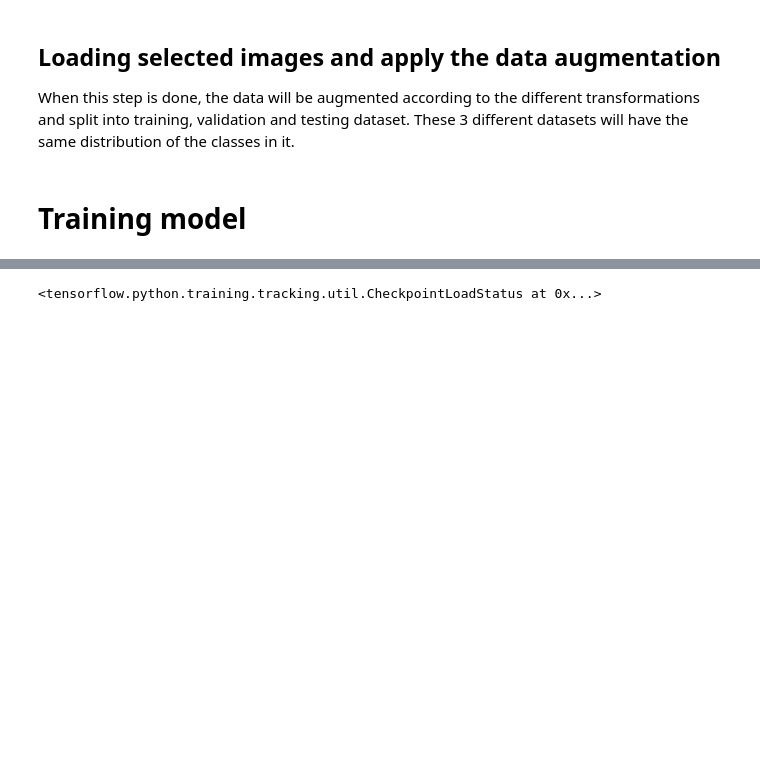
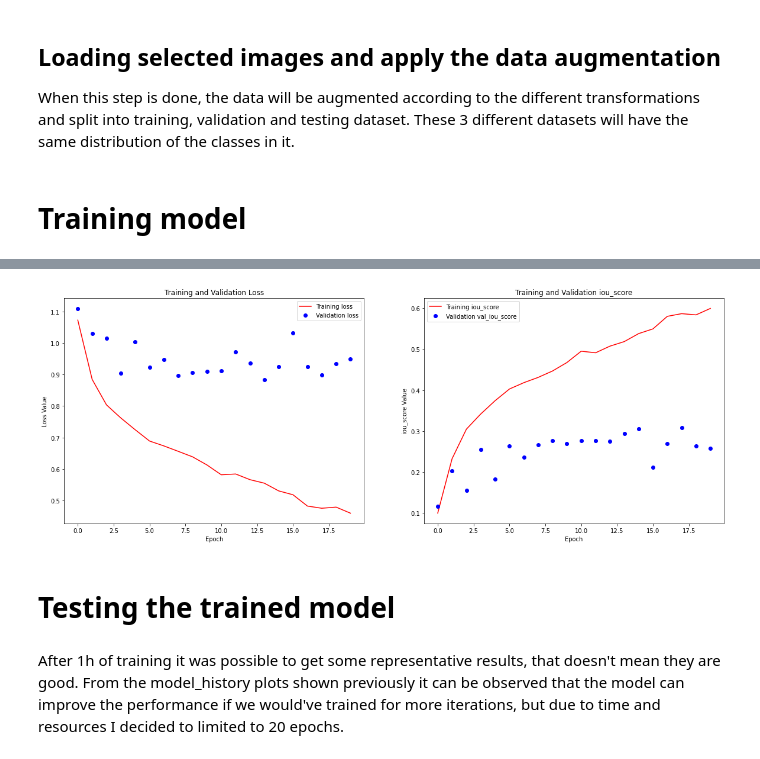
Before and after one commit to jordigc2/SpaceApps_test, a Jupyter notebook: src/Code.ipynb, the cells around one changed output, grey strips where cells are left out. Drawn from its saved outputs; the diff is of its cells as text; code cells hidden in the pictures; blank space fills up the shorter version.

Commit message:
Training model and analysis

```diff
--- a/src/Code.ipynb
+++ b/src/Code.ipynb
@@ -206,14 +208,18 @@ def apply_random_data_augmentation(img, labels, prob=0.5):
 When this step is done, the data will be augmented according to the different transformations and split into training, validation and testing dataset. These 3 different datasets will have the same distribution of the classes in it.
 # %%
 def load_imgs_from_indexes(imgs_paths, labels_paths):
+    """
+        It loads the images, resize them and apply some data augmentation.
+    """
     imgs_list = []
     labels_list = []
     for indx in random.sample(range(0, len(imgs_paths)), len(imgs_paths)):
         img_path = imgs_paths[indx]
         labels_path = labels_paths[indx]
 
-        img = cv2.imread(img_path)#cv2.cvtColor(cv2.imread(img_path), cv2.COLOR_BGR2GRAY)
-        labels = cv2.imread(labels_path)[:,:,0]
+        img_size = (128,128)
+        img = cv2.resize(cv2.imread(img_path), img_size, interpolation = cv2.INTER_AREA)
+        labels = cv2.resize(cv2.imread(labels_path)[:,:,0], img_size, interpolation = cv2.INTER_AREA)
         imgs_list.append(img)
         labels_list.append(labels)
 
@@ -249,14 +255,14 @@ preprocess_input = get_preprocessing(BACKBONE)
 # load your data
 x_train, y_train, x_test, y_test, x_val, y_val = load_data(split=0.6)
 
-x_train = tf.convert_to_tensor(x_train[:200])
-y_train = tf.convert_to_tensor(y_train[:200])
+x_train = tf.convert_to_tensor(x_train)
+y_train = tf.convert_to_tensor(y_train)
 y_train = tf.cast(y_train, tf.float32)
 
-x_test = tf.convert_to_tensor(x_test[:100])
-y_test = tf.convert_to_tensor(y_test[:100])
+x_test = tf.convert_to_tensor(x_test)
+y_test = tf.convert_to_tensor(y_test)
 y_test = tf.cast(y_test, tf.float32)
 
-x_val = tf.convert_to_tensor(x_val[:100])
-y_val = tf.convert_to_tensor(y_val[:100])
+x_val = tf.convert_to_tensor(x_val)
+y_val = tf.convert_to_tensor(y_val)
 y_val = tf.cast(y_val, tf.float32)
@@ -285,9 +301,31 @@ model.save_weights('src/checkpoints2/my_checkpoint')
-# %%
-# Create a new model instance
-model2 = Unet(BACKBONE, encoder_weights='imagenet', classes=1, input_shape=(shape[0], shape[1], shape[2]),encoder_freeze=True)
-model2.compile('Adam', loss=bce_jaccard_loss, metrics=[iou_score])
-
-# Restore the weights
-model2.load_weights('src/checkpoints/my_checkpoint')
-# %% [output]
-<tensorflow.python.training.tracking.util.CheckpointLoadStatus at 0x...>
+# %%
+fig = plt.figure(figsize=(20,7))
+
+loss = model_history.history['loss']
+val_loss = model_history.history['val_loss']
+
+plt.subplot(1, 2, 1)
+plt.plot(model_history.epoch, loss, 'r', label='Training loss')
+plt.plot(model_history.epoch, val_loss, 'bo', label='Validation loss')
+plt.title('Training and Validation Loss')
+plt.xlabel('Epoch')
+plt.ylabel('Loss Value')
+plt.legend()
+
+iou_score = model_history.history['iou_score']
+val_iou_score = model_history.history['val_iou_score']
+
+plt.subplot(1, 2, 2)
+plt.plot(model_history.epoch, iou_score, 'r', label='Training iou_score')
+plt.plot(model_history.epoch, val_iou_score, 'bo', label='Validation val_iou_score')
+plt.title('Training and Validation iou_score')
+plt.xlabel('Epoch')
+plt.ylabel('iou_score Value')
+plt.legend()
+plt.show()
+# %% [output]
+[figure, added]
+# %% [markdown]
+# Testing the trained model
+# %% [markdown]
+After 1h of training it was possible to get some representative results, that doesn't mean they are good. From the model_history plots shown previously it can be observed that the model can improve the performance if we would've trained for more iterations, but due to time and resources I decided to limited to 20 epochs.
```
Also changed, not shown: parts of 19 cells of this notebook, 2 other files.
